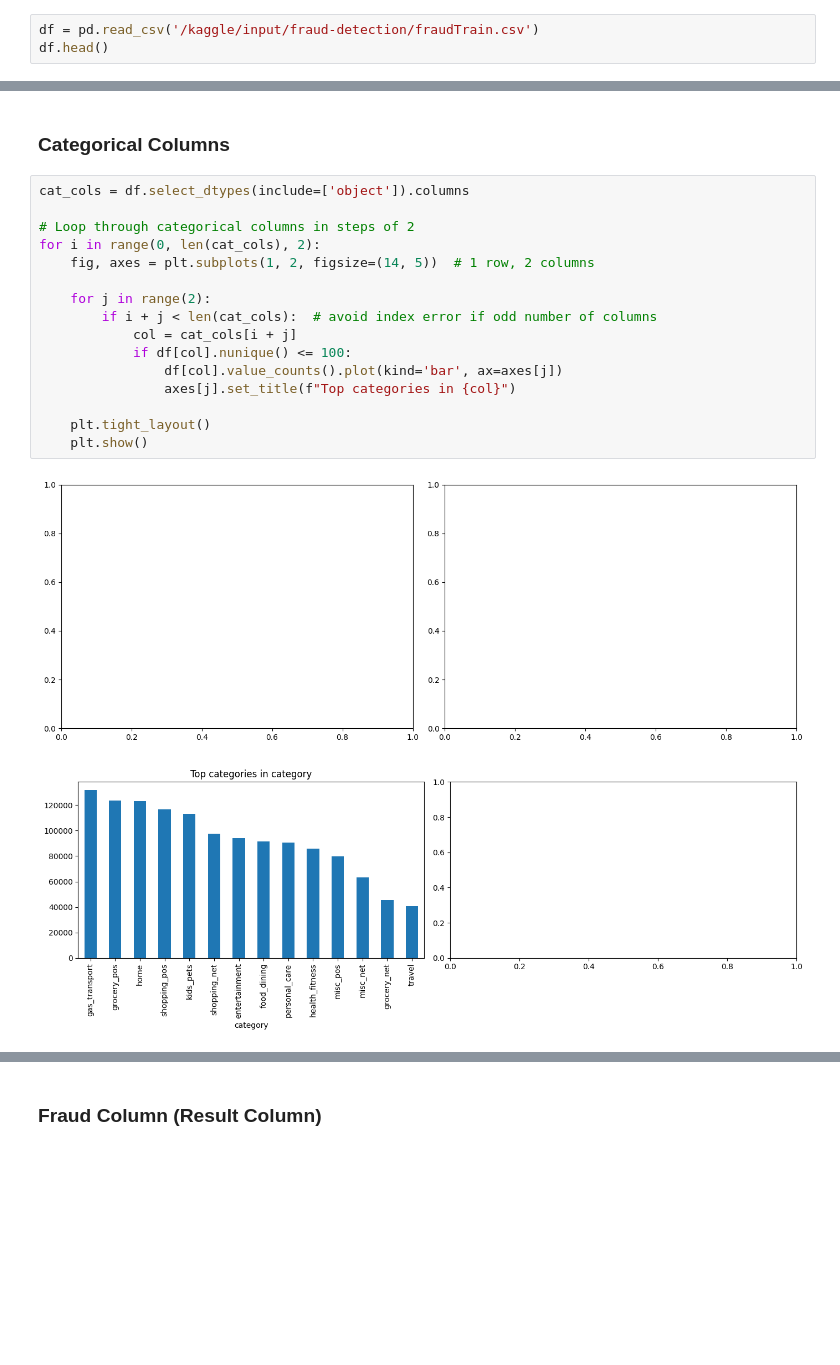
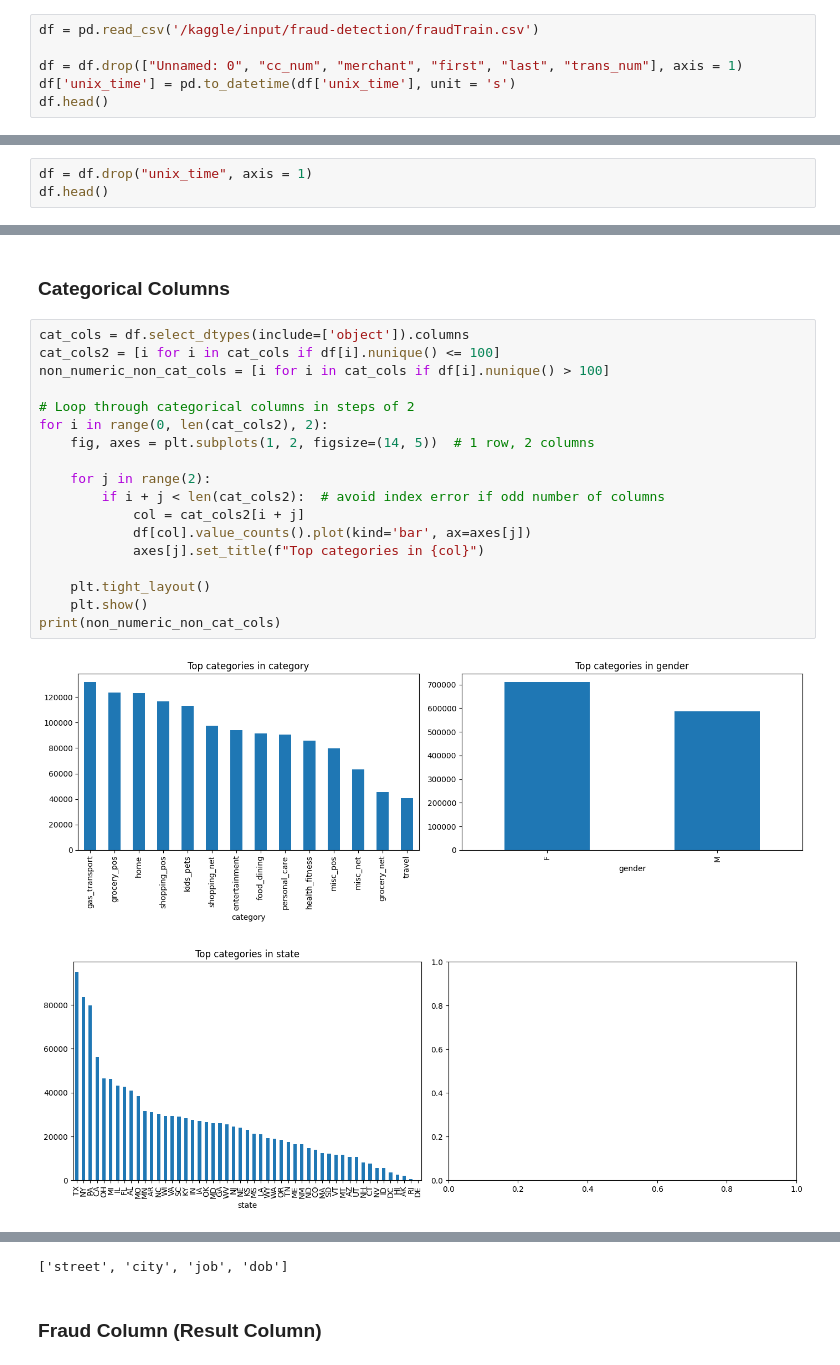
Before and after one commit to officialaditshrm/credit-card-fraud-detection, a Jupyter notebook: fds-credit-card-fraud-detection-project.ipynb, the cells around one changed output, grey strips where cells are left out. Drawn from its saved outputs; the diff is of its cells as text; blank space fills up the shorter version.

```diff
--- a/fds-credit-card-fraud-detection-project.ipynb
+++ b/fds-credit-card-fraud-detection-project.ipynb
@@ -34,4 +36,7 @@ for dirname, _, filenames in os.walk('/kaggle/input'):
 # %%
 df = pd.read_csv('/kaggle/input/fraud-detection/fraudTrain.csv')
+
+df = df.drop(["Unnamed: 0", "cc_num", "merchant", "first", "last", "trans_num"], axis = 1)
+df['unix_time'] = pd.to_datetime(df['unix_time'], unit = 's')
 df.head()
 # %% [output]
@@ -43,0 +75,3 @@ df.head()
+# %%
+df = df.drop("unix_time", axis = 1)
+df.head()
@@ -115,20 +195,22 @@ for i in range(0, len(num_cols), 2):
 ### Categorical Columns
 # %%
 cat_cols = df.select_dtypes(include=['object']).columns
+cat_cols2 = [i for i in cat_cols if df[i].nunique() <= 100]
+non_numeric_non_cat_cols = [i for i in cat_cols if df[i].nunique() > 100]
 
 # Loop through categorical columns in steps of 2
-for i in range(0, len(cat_cols), 2):
+for i in range(0, len(cat_cols2), 2):
     fig, axes = plt.subplots(1, 2, figsize=(14, 5))  # 1 row, 2 columns
 
     for j in range(2):
-        if i + j < len(cat_cols):  # avoid index error if odd number of columns
-            col = cat_cols[i + j]
-            if df[col].nunique() <= 100:
-                df[col].value_counts().plot(kind='bar', ax=axes[j])
-                axes[j].set_title(f"Top categories in {col}")
+        if i + j < len(cat_cols2):  # avoid index error if odd number of columns
+            col = cat_cols2[i + j]
+            df[col].value_counts().plot(kind='bar', ax=axes[j])
+            axes[j].set_title(f"Top categories in {col}")
 
     plt.tight_layout()
     plt.show()
+print(non_numeric_non_cat_cols)
 # %% [output]
-[figure, old version]
+[figure, new version]
-[figure, old version]
+[figure, new version]
@@ -139,3 +217,4 @@ for i in range(0, len(cat_cols), 2):
+['street', 'city', 'job', 'dob']
 # %% [markdown]
 ### Fraud Column (Result Column)
 # %%
```
Also changed, not shown: parts of 38 cells of this notebook.
